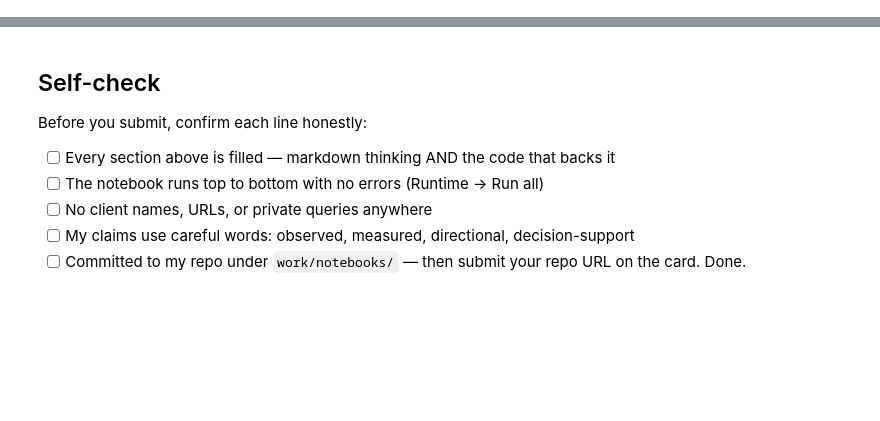
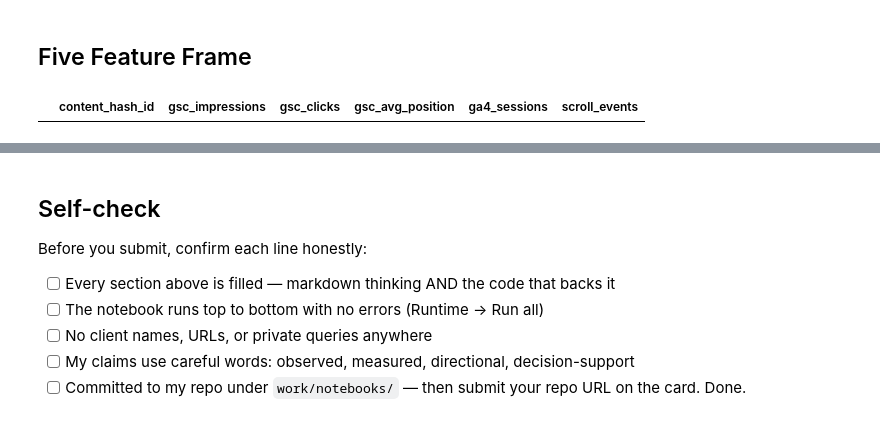
Before and after one commit to MeerMusabih/FlyRank-AI-Internship, a Jupyter notebook: work/notebooks/w03_data_contract.ipynb, the cells around one changed output, grey strips where cells are left out. Cells and saved outputs as stored; diff of their text form; code cells hidden in the pictures; blank space fills up the shorter version.

```diff
--- a/work/notebooks/w03_data_contract.ipynb
+++ b/work/notebooks/w03_data_contract.ipynb
@@ -24,0 +168,24 @@ This skeleton is yours to fill. Work the sections **in order** — each one has
+# %% [markdown]
+## Five Feature Frame
+# %%
+query = """
+SELECT
+    content_hash_id,
+
+    gsc_impressions,
+    gsc_clicks,
+    gsc_avg_position,
+    ga4_sessions,
+    scroll_events
+
+FROM fact_content_daily_performance_sample
+
+WHERE month = '2026-03'
+AND gsc_data_available IS TRUE
+"""
+
+feature_frame = con.execute(query).df()
+
+feature_frame.head()
+# %% [output]
+|  | content_hash_id | gsc_impressions | gsc_clicks | gsc_avg_position | ga4_sessions | scroll_events |
```
Also changed, not shown: parts of 16 cells of this notebook.
